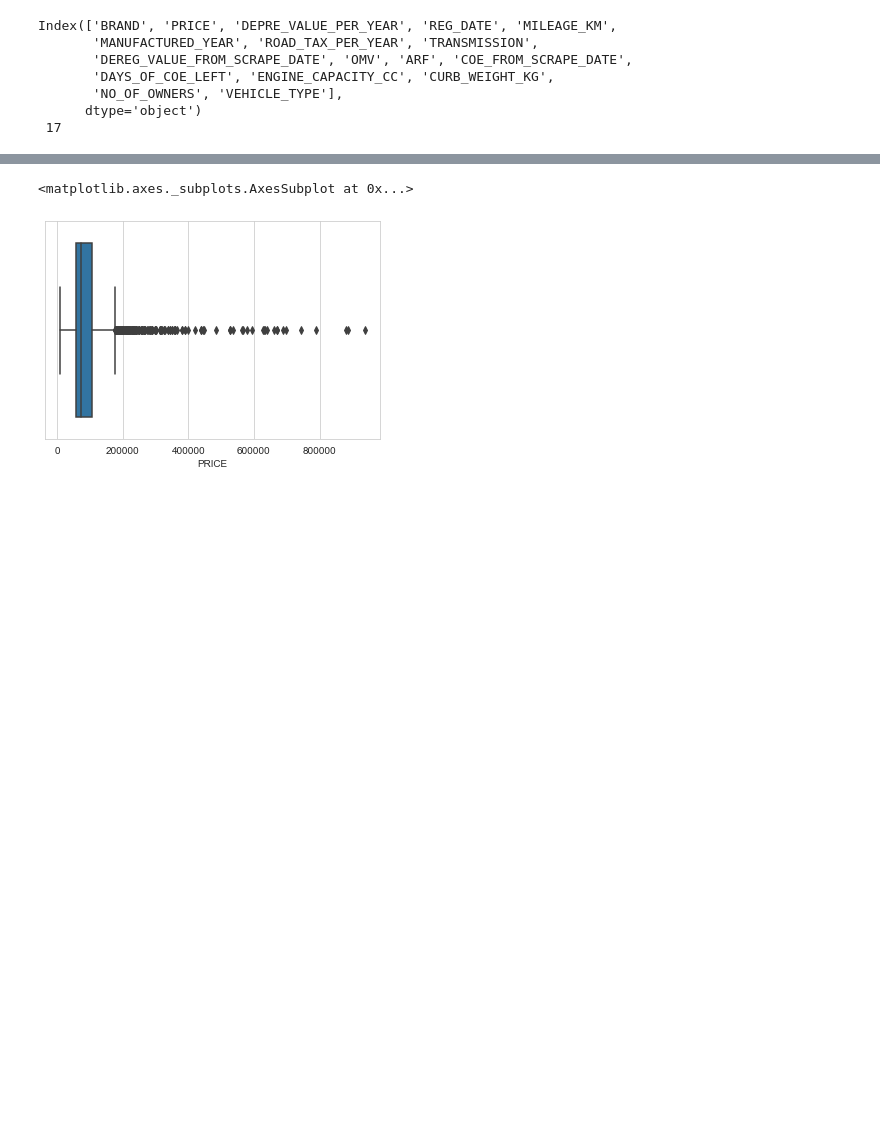
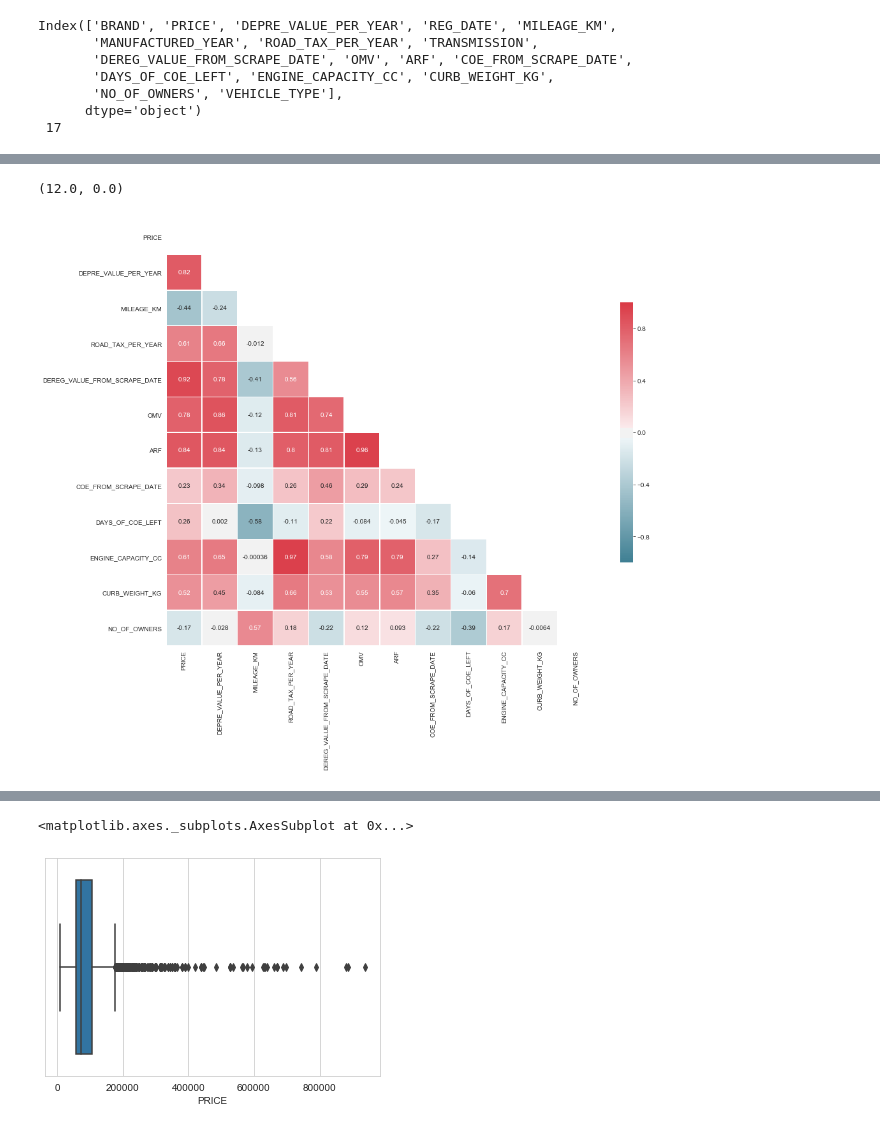
Before and after one commit to xianjinseow92/Data-Science-Projects, a Jupyter notebook: Project_2_SgCarMart Price Prediction_2/notebooks/EDA and Linear Regression Analysis on Used Cars from SGCARMART.ipynb, the cells around one changed output, grey strips where cells are left out. Drawn from its saved outputs; the diff is of its cells as text; code cells hidden in the pictures; blank space fills up the shorter version.

Commit message:
updated EDA notebook with dataframe cleaning, preliminary data exploration and LR model fitting

```diff
--- a/Project_2_SgCarMart Price Prediction_2/notebooks/EDA and Linear Regression Analysis on Used Cars from SGCARMART.ipynb
+++ b/Project_2_SgCarMart Price Prediction_2/notebooks/EDA and Linear Regression Analysis on Used Cars from SGCARMART.ipynb
@@ -218,0 +223,13 @@ df_clean.drop(df_clean.loc[df_clean['TRANSMISSION'] == 'Manual'].index)
+# %%
+# The code below
+
+df_clean['VEHICLE_TYPE_VALUE_REPLACEMENT'] = df_clean['VEHICLE_TYPE'].apply(lambda x: 1 if x == "Luxury Sedan")
+df_clean['VEHICLE_TYPE_VALUE_REPLACEMENT'] = df_clean['VEHICLE_TYPE'].apply(lambda x: 2 if x == 'SUV')
+df_clean['VEHICLE_TYPE_VALUE_REPLACEMENT'] = df_clean['VEHICLE_TYPE'].apply(lambda x: 3 if x == 'Mid-Sized Sedan')
+df_clean['VEHICLE_TYPE_VALUE_REPLACEMENT'] = df_clean['VEHICLE_TYPE'].apply(lambda x: 4 if x == 'Hatchback Sedan')
+df_clean['VEHICLE_TYPE_VALUE_REPLACEMENT'] = df_clean['VEHICLE_TYPE'].apply(lambda x: 5 if x == 'MPV')
+df_clean['VEHICLE_TYPE_VALUE_REPLACEMENT'] = df_clean['VEHICLE_TYPE'].apply(lambda x: 6 if x == 'Sports Car')
+df_clean['VEHICLE_TYPE_VALUE_REPLACEMENT'] = df_clean['VEHICLE_TYPE'].apply(lambda x: 7 if x == 'Stationwagon')
+df_clean['VEHICLE_TYPE_VALUE_REPLACEMENT']
+
+# tried using `else pass` and `else continue`, it still doesn't work
@@ -218,0 +238,10 @@ df_clean.drop(df_clean.loc[df_clean['TRANSMISSION'] == 'Manual'].index)
+# %%
+# Alternative method:
+df_clean.loc[df_clean['VEHICLE_TYPE'] == 'Luxury Sedan','VEHICLE_TYPE_VALUE_REPLACEMENT'] = 1
+df_clean.loc[df_clean['VEHICLE_TYPE'] == 'SUV','VEHICLE_TYPE_VALUE_REPLACEMENT'] = 2
+df_clean.loc[df_clean['VEHICLE_TYPE'] == 'Mid-Sized Sedan','VEHICLE_TYPE_VALUE_REPLACEMENT'] = 3
+df_clean.loc[df_clean['VEHICLE_TYPE'] == 'Hatchback Sedan','VEHICLE_TYPE_VALUE_REPLACEMENT'] = 4
+df_clean.loc[df_clean['VEHICLE_TYPE'] == 'MPV','VEHICLE_TYPE_VALUE_REPLACEMENT'] = 5
+df_clean.loc[df_clean['VEHICLE_TYPE'] == 'Sports Car','VEHICLE_TYPE_VALUE_REPLACEMENT'] = 6
+df_clean.loc[df_clean['VEHICLE_TYPE'] == 'Stationwagon','VEHICLE_TYPE_VALUE_REPLACEMENT'] = 7
+df_clean
@@ -218,0 +444,23 @@ df_clean.drop(df_clean.loc[df_clean['TRANSMISSION'] == 'Manual'].index)
+# %%
+# Compute the correlation matrix
+corr = df_clean.corr()
+
+# Generate a mask for the upper triangle
+mask = np.zeros_like(corr, dtype=np.bool)
+mask[np.triu_indices_from(mask)] = True
+
+# Set up the matplotlib figure
+f, ax = plt.subplots(figsize=(15, 15))
+
+# Generate a custom diverging colormap
+cmap = sns.diverging_palette(220, 10, as_cmap=True)
+
+# Draw the heatmap with the mask and correct aspect ratio
+heatmap = sns.heatmap(corr, mask=mask, cmap=cmap, vmin=-1, vmax=1.0, center=0,
+           square=True, linewidths=.5, cbar_kws={"shrink": .5}, annot=True)
+
+bottom, top = ax.get_ylim()
+heatmap.set_ylim(bottom + 0.5, top - 0.5)
+# %% [output]
+(12.0, 0.0)
+[figure, added]
```
Also changed, not shown: parts of 40 cells of this notebook.
